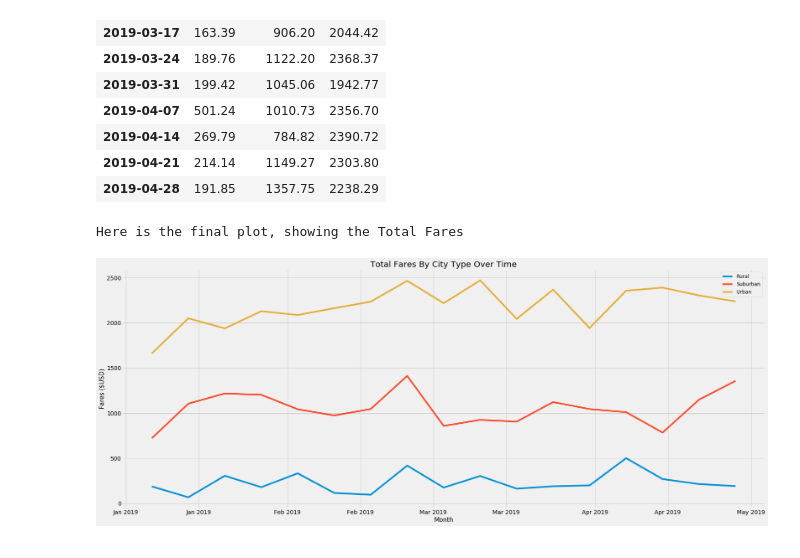
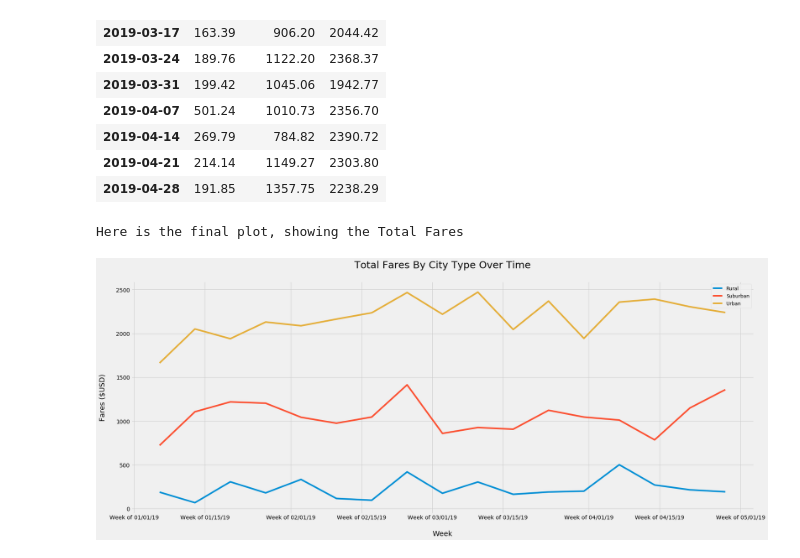
Before and after one commit to sathvikaithala/pyber-analysis, a Jupyter notebook: PyBer_Challenge.ipynb, the cells around one changed output. Cells and saved outputs as stored; diff of their text form; code cells hidden in the pictures.

```diff
--- a/PyBer_Challenge.ipynb
+++ b/PyBer_Challenge.ipynb
@@ -724,35 +735,35 @@ resampled_date_pivot
 # Add x- and y-axis labels according to the final figure.
 # Save the figure to the “analysis” folder.
 # Make the figure size large enough so it’s not too small.
 
 # import dependencies for matplotlib dates. Info here: https://www.earthdatascience.org/courses/use-data-open-source-python/use-time-series-data-in-python/date-time-types-in-pandas-python/customize-dates-matplotlib-plots-python/
 import matplotlib.dates as mdates
 from matplotlib.dates import DateFormatter
 
 
 plt.style.use('fivethirtyeight')
 
 fig, ax = plt.subplots(figsize=(25,10))
 ax.plot(resampled_date_pivot)
 
 
 # Set the x axis labels to be months rather than full dates
-ax.xaxis.set_major_formatter(DateFormatter("%b %Y"))
+ax.xaxis.set_major_formatter(DateFormatter("Week of %m/%d/%y"))
 
 # Add the legend
 ax.legend(('Rural','Suburban','Urban'), loc='upper right',fontsize=12)
 
 
 # formatting
-ax.set_ylabel('Fares ($USD)',fontsize=15)
-ax.set_xlabel("Month",fontsize=15)
-ax.set_title("Total Fares By City Type Over Time")
+ax.set_ylabel('Fares ($USD)\n',fontsize=18)
+ax.set_xlabel("\nWeek",fontsize=18)
+ax.set_title("Total Fares By City Type Over Time\n",fontsize=25)
 
 # Save the figure:
 plt.savefig("analysis/challenge/fivethirtyeightplot.png")
 
 print("Here is the final plot, showing the Total Fares ")
 plt.show()
 # %% [output]
 Here is the final plot, showing the Total Fares
-[figure, old version]
+[figure, new version]
```
Also changed, not shown: parts of 18 cells of this notebook, 9 other files.
